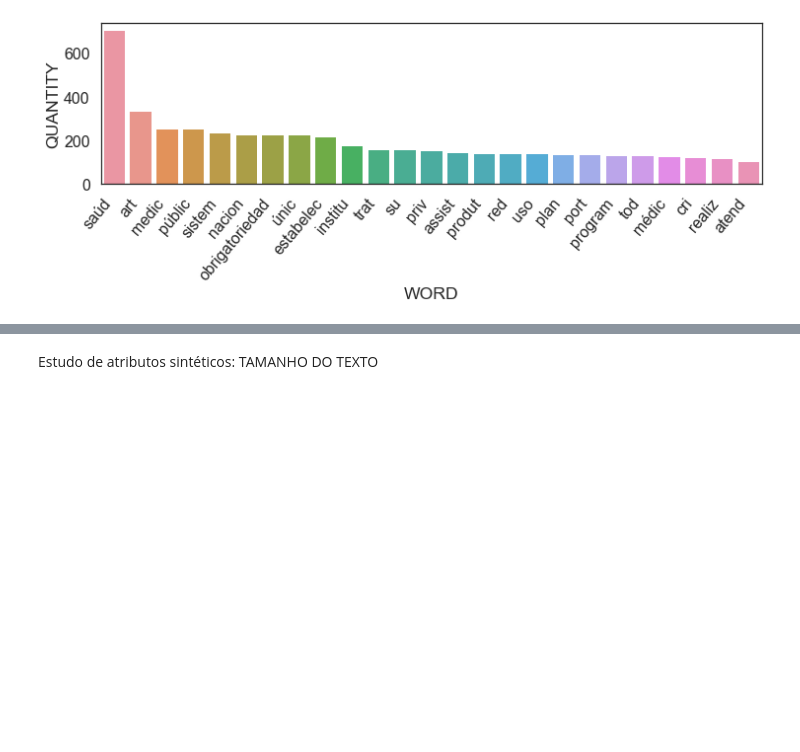
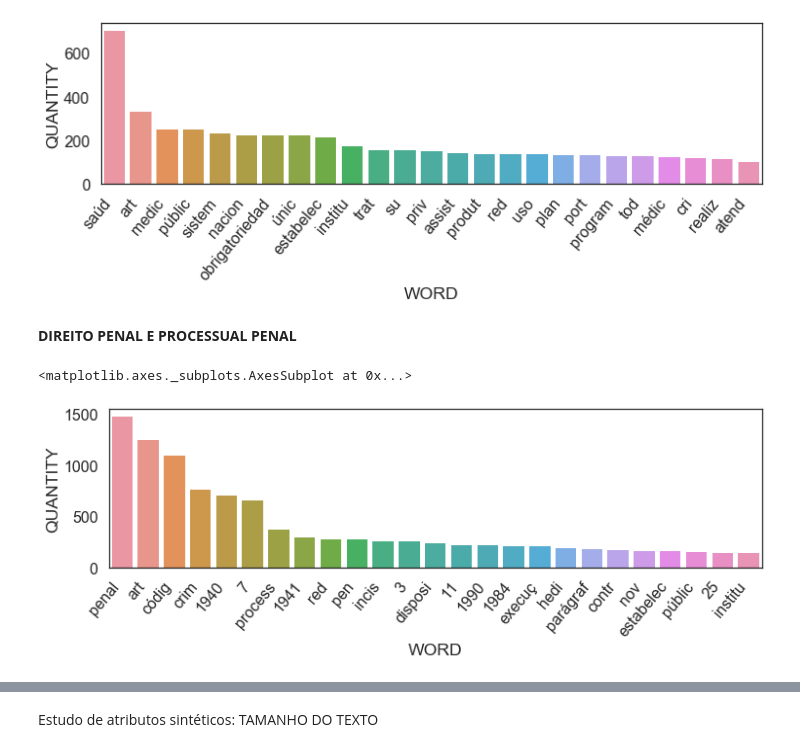
Before and after one commit to DiegoKremer/meu-politico, a Jupyter notebook: data_analysis/analise_proposicoes.ipynb, the cells around one changed output, grey strips where cells are left out. Drawn from its saved outputs; the diff is of its cells as text; code cells hidden in the pictures; blank space fills up the shorter version.

```diff
--- a/data_analysis/analise_proposicoes.ipynb
+++ b/data_analysis/analise_proposicoes.ipynb
@@ -811,3 +811,26 @@ wcount_trabemp_plot
 # %% [output]
 <matplotlib.axes._subplots.AxesSubplot at 0x...>
 [figure]
+# %% [markdown]
+**DIREITO PENAL E PROCESSUAL PENAL**
+# %%
+df_t_penal = corr_df_prop[corr_df_prop['TEMAS'] == 'DIREITO PENAL E PROCESSUAL PENAL']
+wcount_penal = {}
+for row in df_t_penal['TOKENWORDS'].iteritems():
+    for word in str(row[1]).split():
+        if word not in wcount_penal:
+            wcount_penal[word] = 1
+        else:
+            wcount_penal[word] += 1
+wcount_penal = sorted(wcount_penal.items(), key=operator.itemgetter(1), reverse=True)
+wcount_penal = pd.DataFrame.from_dict(wcount_penal)
+wcount_penal.columns = ['WORD', 'QUANTITY']
+sns.set_context("poster")
+sns.set_style('white')
+plt.figure(figsize=(12,3))
+wcount_penal_plot = sns.barplot(x=wcount_penal["WORD"].head(25), y=wcount_penal["QUANTITY"].head(25), data=wcount_penal)
+plt.setp(wcount_penal_plot.get_xticklabels(), rotation=50, ha="right")
+wcount_penal_plot
+# %% [output]
+<matplotlib.axes._subplots.AxesSubplot at 0x...>
+[figure, added]
```
Also changed, not shown: parts of 11 cells of this notebook.
